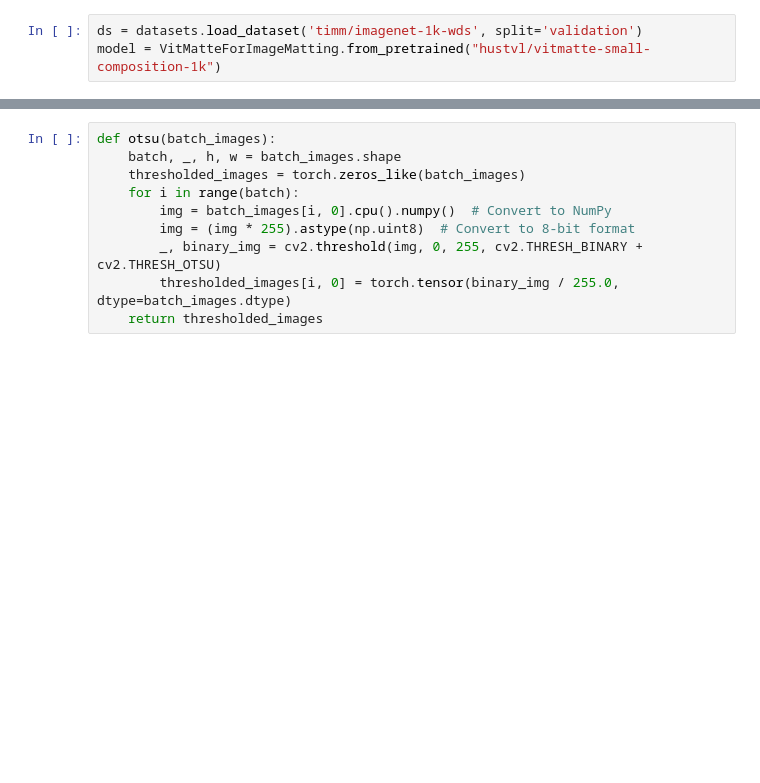
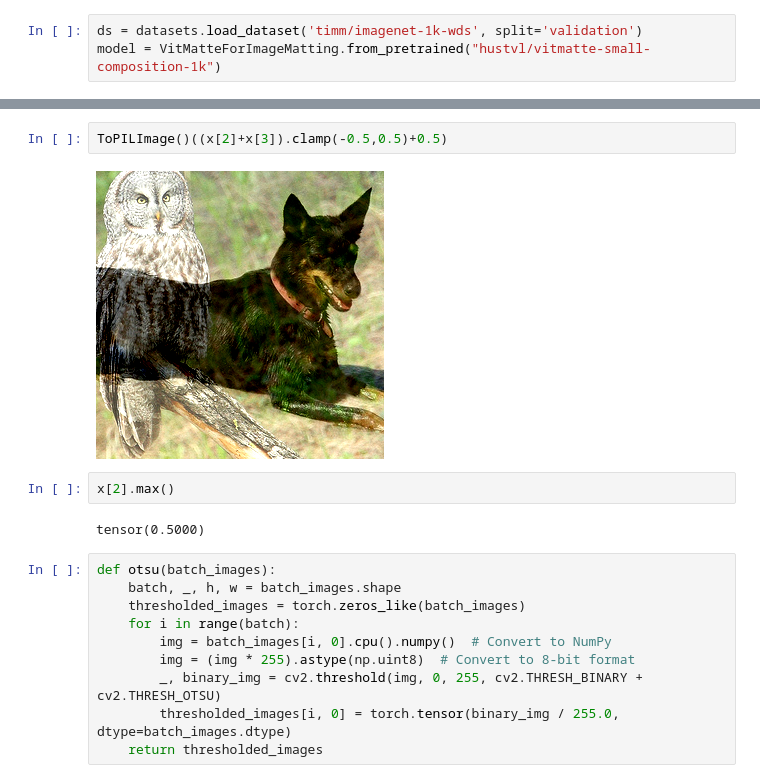
Before and after one commit to danjacobellis/matte, a Jupyter notebook: matte.ipynb, the cells around one changed output, grey strips where cells are left out. Cells and saved outputs as stored; diff of their text form; blank space fills up the shorter version.

```diff
--- a/matte.ipynb
+++ b/matte.ipynb
@@ -19,3 +21,11 @@ ToPILImage()(x[2]+0.5)
+# %%
+ToPILImage()((x[2]+x[3]).clamp(-0.5,0.5)+0.5)
+# %% [output]
+[figure, added]
+# %%
+x[2].max()
+# %% [output]
+tensor(0.5000)
 # %%
 def otsu(batch_images):
     batch, _, h, w = batch_images.shape
```
Also changed, not shown: parts of 9 cells of this notebook.
